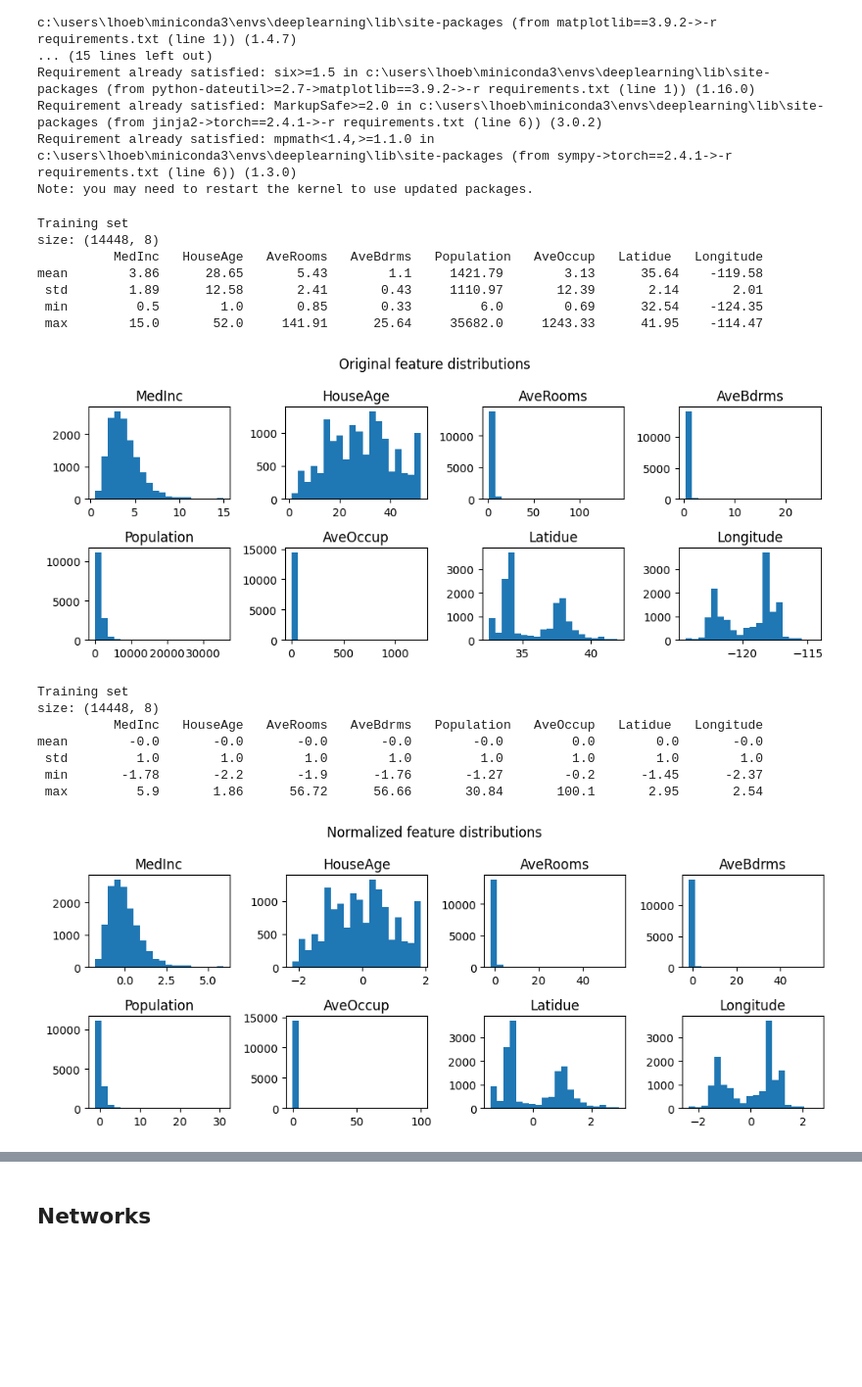
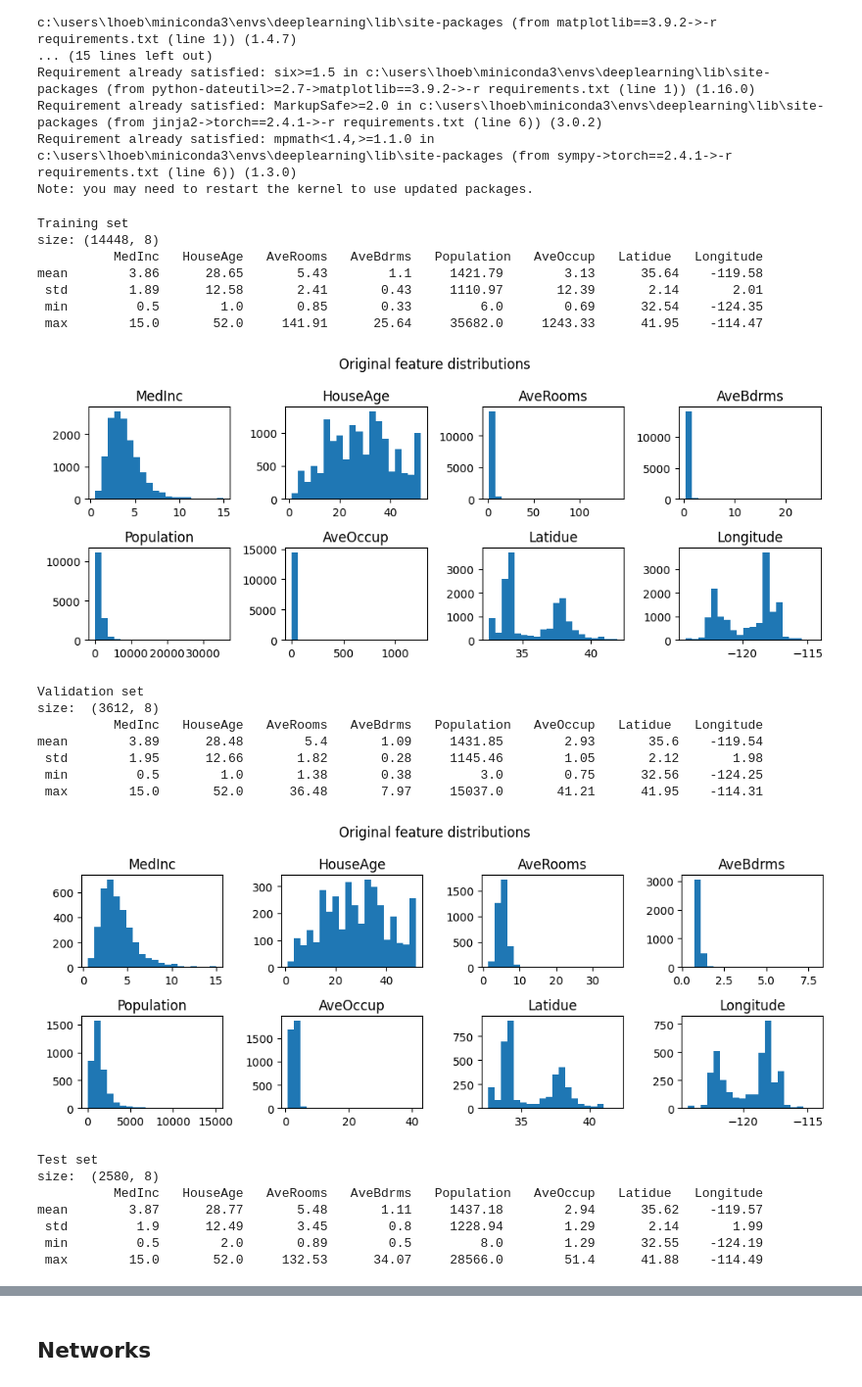
Before and after one commit to LHoeber/Deep_Learning, a Jupyter notebook: main.ipynb, the cells around one changed output, grey strips where cells are left out. Shown: that part at 98% size. Saved outputs shown, nothing was run; the diff lists cells and outputs as text; code cells hidden in the pictures; blank space fills up the shorter version.

```diff
--- a/main.ipynb
+++ b/main.ipynb
@@ -40,7 +40,7 @@ Requirement already satisfied: MarkupSafe>=2.0 in c:\users\lhoeb\miniconda3\envs
 Requirement already satisfied: mpmath<1.4,>=1.1.0 in c:\users\lhoeb\miniconda3\envs\deeplearning\lib\site-packages (from sympy->torch==2.4.1->-r requirements.txt (line 6)) (1.3.0)
 Note: you may need to restart the kernel to use updated packages.
 # %%
-ONLY_TRAINING_SET = True
+ONLY_TRAINING_SET = False
 #a.) Investigating the dataset
 
 all_sets = [X_train,y_train,X_validation,y_validation,X_test,y_test]
@@ -83,7 +83,7 @@ for set, name in zip(all_sets[0::2],all_sets_names[0::2]):
 #Normalizing data
 
 #fitting the scalers first on the training set and then applying same scalings to the validation and test set
-normalized_sets = all_sets.copy()
+normalized_sets = []
 standard_dist_scaler_1 = StandardScaler()
 standard_dist_scaler_1.fit(X_train)
 X_train_standard = standard_dist_scaler_1.transform(X_train)
@@ -103,7 +103,8 @@ for i,set in enumerate(all_sets[0::2]):
     norm_set = standard_dist_scaler_1.transform(set)
     #norm_set = min_max_scaler.transform(norm_set)
     #norm_set = standard_dist_scaler_2.transform(norm_set)
-    normalized_sets[i] = norm_set
+    print(f"index: {i*2}")
+    normalized_sets.append(norm_set)
 
     # new_set = np.zeros_like(set)
     # for col in range(len(features)):
@@ -129,37 +130,44 @@ for i,(set,name) in enumerate(zip(normalized_sets[0::2],all_sets_names[0::2])):
                 "max":[]}
     fig,axs = plt.subplots(2,len(features)//2,figsize=(10,4),layout = "tight")
     for col,feature in enumerate(features):
         feature_data = set[:,col]
         stats["mean"].append(np.mean(feature_data))
         stats["std"].append(np.std(feature_data))
         stats["min"].append(np.min(feature_data))
         stats["max"].append(np.max(feature_data))
         axs[int(np.floor(col/4))][(col%4)].hist(feature_data,bins=20)
         axs[int(np.floor(col/4))][(col%4)].set_title(feature)
 
 
     print('\033[1m'+"          "+f"{'   '.join(features)}"+'\033[0m')
     for stat,vals in stats.items():
         x = [str(round(val,2)) for val in vals]
         print('{:>4}{:>12s}{:>11s}{:>11s}{:>11s}{:>12s}{:>12s}{:>11s}{:>11s}'.format(stat,x[0],x[1],x[2],x[3],x[4],x[5],x[6],x[7]))
 
     plt.suptitle("Normalized feature distributions")
     plt.show()
     fig.savefig(f"./plots/{'normalized feature distributions'}.png")
 # %% [output]
 Training set
 size: (14448, 8)
           MedInc   HouseAge   AveRooms   AveBdrms   Population   AveOccup   Latidue   Longitude
 mean        3.86      28.65       5.43        1.1     1421.79        3.13      35.64    -119.58
  std        1.89      12.58       2.41       0.43     1110.97       12.39       2.14       2.01
  min         0.5        1.0       0.85       0.33         6.0        0.69      32.54    -124.35
  max        15.0       52.0     141.91      25.64     35682.0     1243.33      41.95    -114.47
 [figure]
-Training set
-size: (14448, 8)
+Validation set
+size:  (3612, 8)
           MedInc   HouseAge   AveRooms   AveBdrms   Population   AveOccup   Latidue   Longitude
-mean        -0.0       -0.0       -0.0       -0.0        -0.0         0.0        0.0       -0.0
- std         1.0        1.0        1.0        1.0         1.0         1.0        1.0        1.0
- min       -1.78       -2.2       -1.9      -1.76       -1.27        -0.2      -1.45      -2.37
- max         5.9       1.86      56.72      56.66       30.84       100.1       2.95       2.54
+mean        3.89      28.48        5.4       1.09     1431.85        2.93       35.6    -119.54
+ std        1.95      12.66       1.82       0.28     1145.46        1.05       2.12       1.98
+ min         0.5        1.0       1.38       0.38         3.0        0.75      32.56    -124.25
+ max        15.0       52.0      36.48       7.97     15037.0       41.21      41.95    -114.31
-[figure, old version]
+[figure, new version]
+Test set
+size:  (2580, 8)
+          MedInc   HouseAge   AveRooms   AveBdrms   Population   AveOccup   Latidue   Longitude
+mean        3.87      28.77       5.48       1.11     1437.18        2.94      35.62    -119.57
+ std         1.9      12.49       3.45        0.8     1228.94        1.29       2.14       1.99
+ min         0.5        2.0       0.89        0.5         8.0        1.29      32.55    -124.19
+ max        15.0       52.0     132.53      34.07     28566.0        51.4      41.88    -114.49
```
Also changed, not shown: parts of 2 cells of this notebook, 2 other files.
